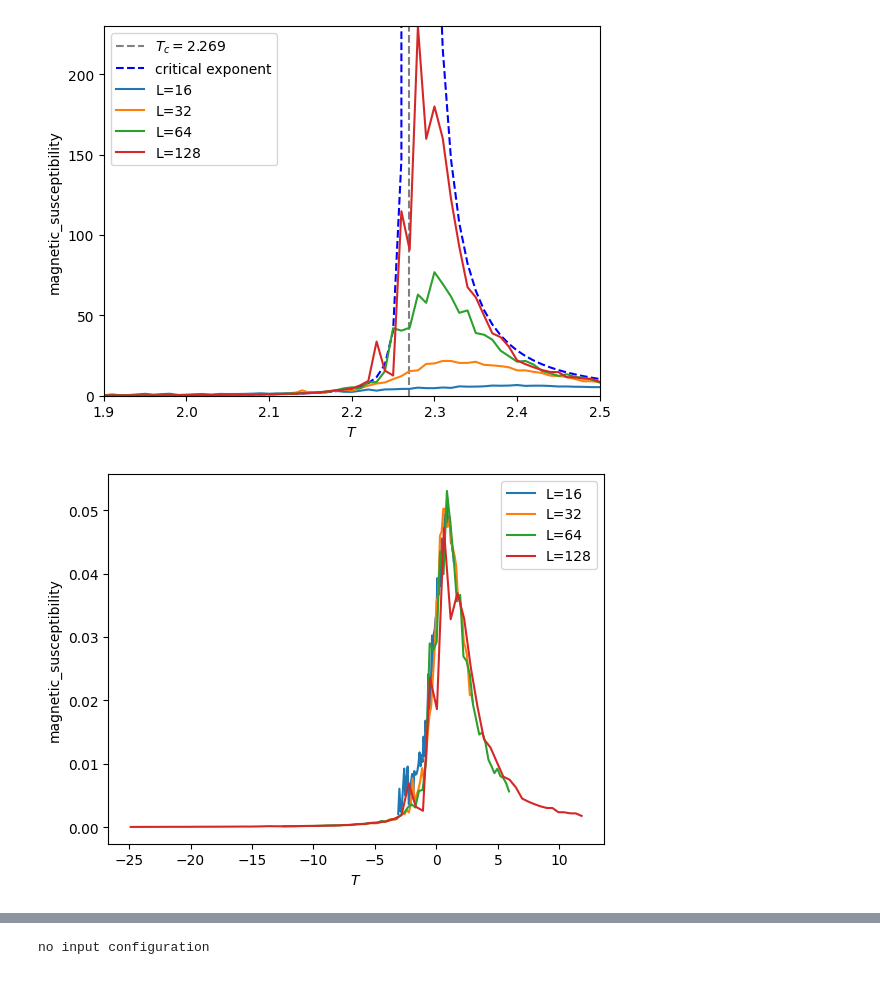
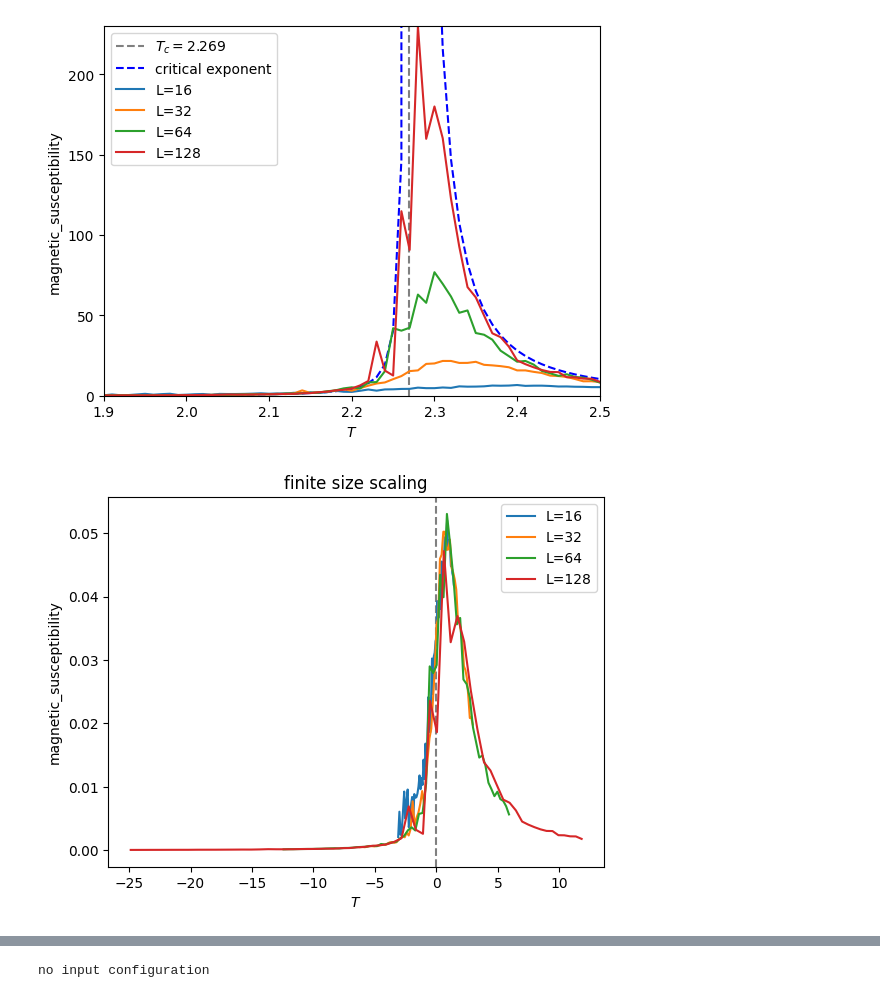
Before and after one commit to tatsuya0926/spin-configuration-learning, a Jupyter notebook: monte_carlo_simulation/output_metropolis.ipynb, the cells around one changed output, grey strips where cells are left out. Drawn from its saved outputs; the diff is of its cells as text; code cells hidden in the pictures.

Commit message:
add finite size scaling v2

```diff
--- a/monte_carlo_simulation/output_metropolis.ipynb
+++ b/monte_carlo_simulation/output_metropolis.ipynb
@@ -62,10 +62,8 @@ plt.ylabel('magnetization')
 plt.legend()
 plt.show()
 
-# plt.axvline(x=T_cr, ymin=0, ymax=1, ls="dashed", color="gray", label=r"$T_c={}$".format(T_cr))
-# plt.xlim(1.9, 2.5)
-# plt.ylim(0, 1)
-# plt.plot(T, M, c='b', linestyle = "dashed", label='exact')
+plt.axvline(x=0, ymin=0, ls="dashed", color="gray")
+plt.title("finite size scaling")
 for i, L in enumerate(param_L):
     plt.plot(temperature_finite_scale[i], magnetization_finite_scale[i], label=f'L={L}')
 plt.xlabel(r'$T$')
@@ -84,9 +82,8 @@ plt.ylabel('magnetic_susceptibility')
 plt.legend()
 plt.show()
 
-# plt.axvline(x=T_cr, ymin=0, ymax=1, ls="dashed", color="gray", label=r"$T_c={}$".format(T_cr))
-# plt.xlim(1.9, 2.5)
-# plt.ylim(0, 230)
+plt.axvline(x=0, ymin=0, ls="dashed", color="gray")
+plt.title("finite size scaling")
 for i, L in enumerate(param_L):
     plt.plot(temperature_finite_scale[i], magnetic_susceptibility_finite_scale[i], label=f'L={L}')
 plt.xlabel(r'$T$')
@@ -110,5 +107,5 @@ plt.show()
 [figure]
-[figure, old version]
+[figure, new version]
 [figure]
 # %%
 param_L = [16, 32, 64, 128]
```
Also changed, not shown: parts of 2 cells of this notebook.
